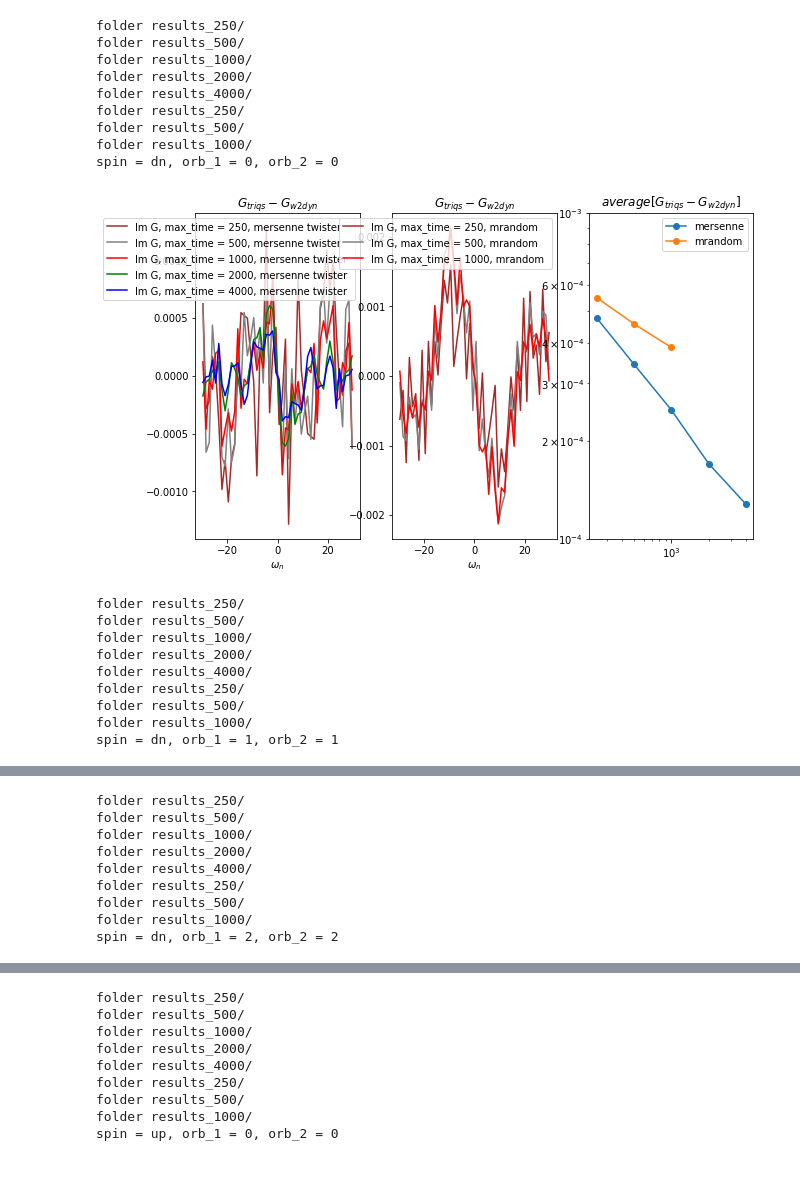
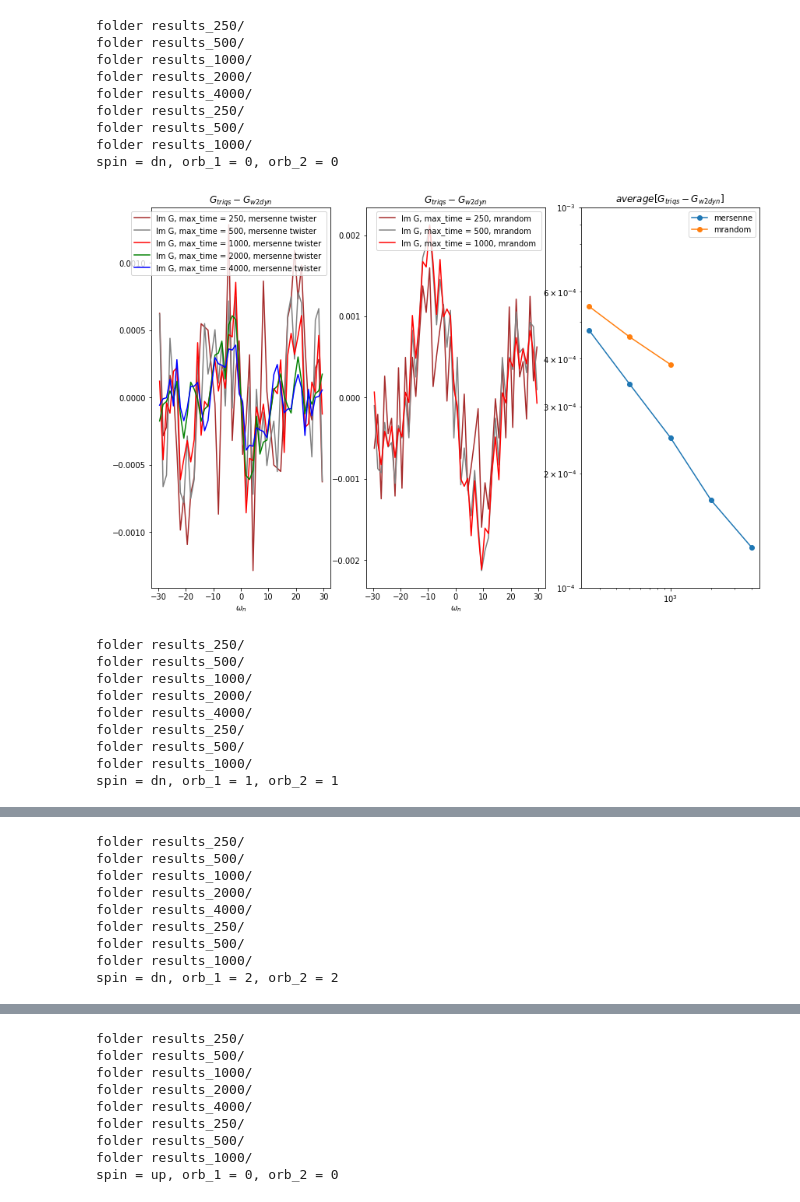
Before and after one commit to ahausoel/benchmarks_light, a Jupyter notebook: Sr2RuO4/plot_statistics.ipynb, the cells around one changed output, grey strips where cells are left out. Saved outputs shown, nothing was run; the diff lists cells and outputs as text; code cells hidden in the pictures; blank space fills up the shorter version.

```diff
--- a/Sr2RuO4/plot_statistics.ipynb
+++ b/Sr2RuO4/plot_statistics.ipynb
@@ -3,8 +3,8 @@ from pytriqs.gf import *
 from pytriqs.archive import *
 from pytriqs.plot.mpl_interface import oplot, oploti, oplotr, plt
 import numpy as np
-#plt.rcParams["figure.figsize"] = (14,9)
-plt.rcParams["figure.figsize"] = (10,6)
+plt.rcParams["figure.figsize"] = (14,9)
+#plt.rcParams["figure.figsize"] = (10,6)
 
 color=['brown', 'grey', 'red', 'green', 'blue', 'black']
 #titlecolor=['grey', 'red', 'green', 'black']
@@ -109,34 +109,34 @@ for m in {"I", "R"}:
                 upperbound = 10.0**(expon+1)
 
                 expon = np.floor(np.log10(np.abs(minval))).astype(int)
                 lowerbound = 10.0**(expon)
 
                 return (lowerbound, upperbound)
                 #return (minval/2, maxval*2)
 
             ax3 = plt.subplot(1, 3, 3)
             plt.loglog(times, differences, "o-", label = "mersenne")
             plt.loglog(times_, differences_, "o-", label = "mrandom")
 
             plt.ylim(get_log_boundaries(differences, differences))
 
             plt.title("$average[G_{triqs}-G_{w2dyn}]$")
             plt.ylabel(" ")
 
             plt.legend(loc = 'best')
 
             plt.show()
 # %% [output]
 folder results_250/
 folder results_500/
 folder results_1000/
 folder results_2000/
 folder results_4000/
 folder results_250/
 folder results_500/
 folder results_1000/
 spin = dn, orb_1 = 0, orb_2 = 0
-[figure, old version]
+[figure, new version]
 folder results_250/
 folder results_500/
 folder results_1000/
```
Also changed, not shown: parts of 1 cell of this notebook.
